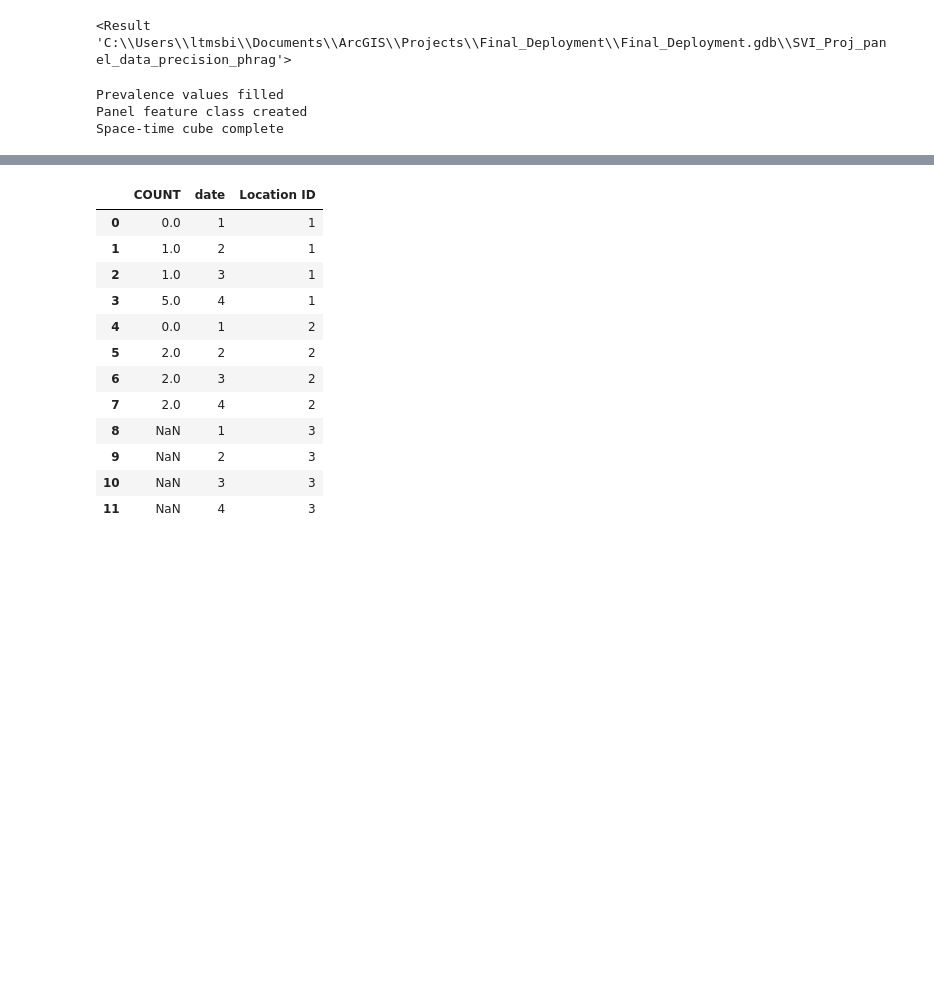
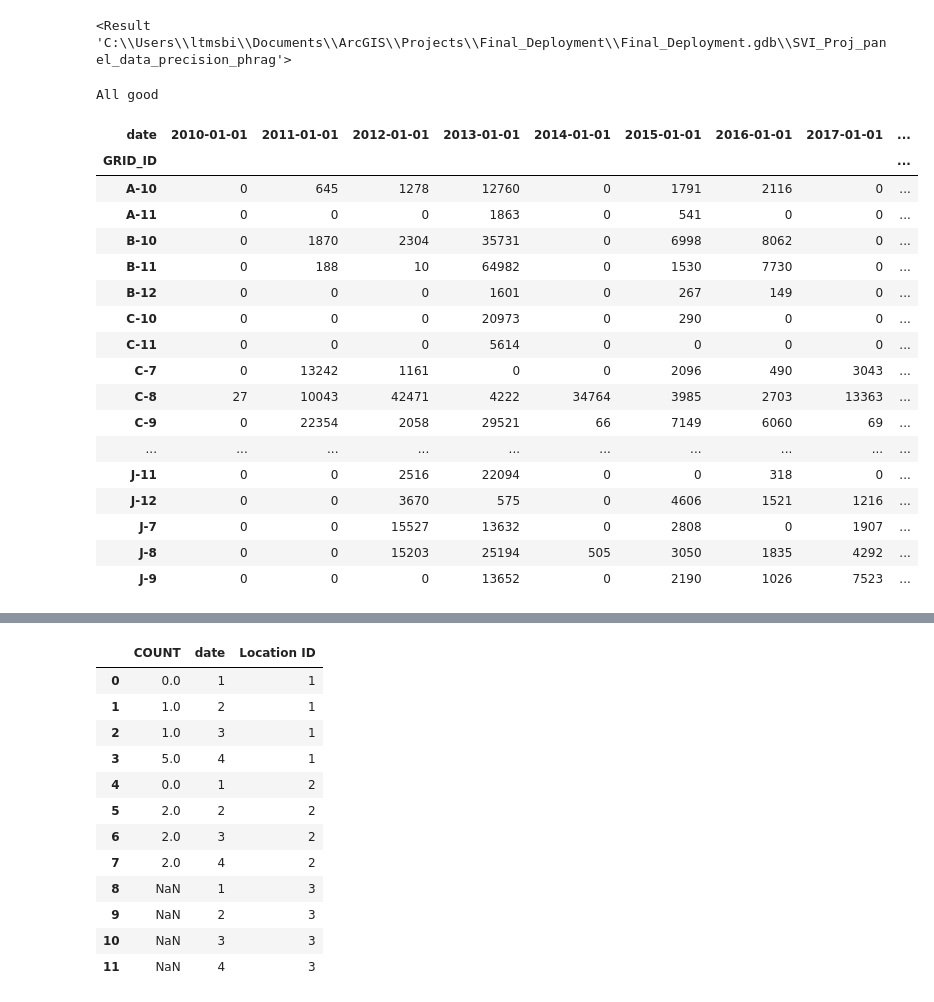
Before and after one commit to ltm4654/RIT-DEC_SVI_Project, a Jupyter notebook: panel_data_stc_creation.ipynb, the cells around one changed output, grey strips where cells are left out. Cells and saved outputs as stored; diff of their text form; code cells hidden in the pictures; blank space fills up the shorter version.

```diff
--- a/panel_data_stc_creation.ipynb
+++ b/panel_data_stc_creation.ipynb
@@ -111,6 +111,7 @@ panel_data_unfilled = "SVI_Proj_panel_data_"+threshold+"_"+species+"_unfilled"
 # Convert panel features to pandas sedf
 import pandas as pd
 from arcgis.features import GeoAccessor, GeoSeriesAccessor
+import numpy as np
 unfilled_sedf = pd.DataFrame.spatial.from_featureclass(panel_data_unfilled)
 # Sort by two columns to make sure the time step
 # ids are in order based on location id
@@ -137,22 +138,52 @@ def fill_values(df):
     return df
 filled_sedf = unfilled_sedf.groupby('GRID_ID').apply(fill_values)
 #filled_sedf.iloc[0:50,:]
-print("Prevalence values filled")
-# Convert back to feature class
-panel_data_filled = arcpy.env.workspace+r'\SVI_Proj_panel_data_'+threshold+"_"+species
-filled_sedf.spatial.to_featureclass(panel_data_filled)
-print("Panel feature class created")
-# Convert to netCDF that's ready for emerging hotspot analysis
-arcpy.stpm.CreateSpaceTimeCubeDefinedLocations(in_features=panel_data_filled,
-                                               output_cube='SVI_Proj_panel_cube_'+threshold+"_"+species,
-                                               location_id='target_fid',
-                                               temporal_aggregation='NO_TEMPORAL_AGGREGATION',
-                                               time_field='date',
-                                               time_step_interval='1 Years',
-                                               variables=[[species+'_prev','DROP_LOCATIONS']]
-                                              )
-print("Space-time cube complete and located in project folder")
+# print("Prevalence values filled")
+# # Convert back to feature class
+# panel_data_filled = arcpy.env.workspace+r'\SVI_Proj_panel_data_'+threshold+"_"+species
+# filled_sedf.spatial.to_featureclass(panel_data_filled)
+# print("Panel feature class created")
+# # Convert to netCDF that's ready for emerging hotspot analysis
+# arcpy.stpm.CreateSpaceTimeCubeDefinedLocations(in_features=panel_data_filled,
+#                                                output_cube='SVI_Proj_panel_cube_'+threshold+"_"+species,
+#                                                location_id='target_fid',
+#                                                temporal_aggregation='NO_TEMPORAL_AGGREGATION',
+#                                                time_field='date',
+#                                                time_step_interval='1 Years',
+#                                                variables=[[species+'_prev','DROP_LOCATIONS']]
+#                                               )
+# print("Space-time cube complete and located in project folder")
-# %% [output]
-Prevalence values filled
-Panel feature class created
-Space-time cube complete
+# %%
+a = [98,117,118,119,120,131,132,133,137,139,151,152,153,171,173,256,275,276]
+if len(a) == len(b):
+    print("All good")
+# %% [output]
+All good
+# %%
+# filled_sedf.head()
+hex_yearly = filled_sedf.pivot('GRID_ID','date','model_points')
+# # Select only the flagged hotspots
+# hotspot_ids = ["R-10","Q-9","R-9","S-9","T-9","K-8","L-8","M-8","Q-8","S-8","K-7","L-7","M-7","K-6","M-6","P-2","O-1","P-1"]
+# hex_yearly = hex_yearly.loc[hotspot_ids]
+# Return only rows containing nonzero values
+hex_yearly = hex_yearly.loc[(hex_yearly!=0).any(axis=1)]
+hex_yearly.iloc[0:50,:]
+# %% [output]
+| date | 2010-01-01 | 2011-01-01 | 2012-01-01 | 2013-01-01 | 2014-01-01 | 2015-01-01 | 2016-01-01 | 2017-01-01 | ... |
+| GRID_ID |  |  |  |  |  |  |  |  | ... |
+| A-10 | 0 | 645 | 1278 | 12760 | 0 | 1791 | 2116 | 0 | ... |
+| A-11 | 0 | 0 | 0 | 1863 | 0 | 541 | 0 | 0 | ... |
+| B-10 | 0 | 1870 | 2304 | 35731 | 0 | 6998 | 8062 | 0 | ... |
+| B-11 | 0 | 188 | 10 | 64982 | 0 | 1530 | 7730 | 0 | ... |
+| B-12 | 0 | 0 | 0 | 1601 | 0 | 267 | 149 | 0 | ... |
+| C-10 | 0 | 0 | 0 | 20973 | 0 | 290 | 0 | 0 | ... |
+| C-11 | 0 | 0 | 0 | 5614 | 0 | 0 | 0 | 0 | ... |
+| C-7 | 0 | 13242 | 1161 | 0 | 0 | 2096 | 490 | 3043 | ... |
+| C-8 | 27 | 10043 | 42471 | 4222 | 34764 | 3985 | 2703 | 13363 | ... |
+| C-9 | 0 | 22354 | 2058 | 29521 | 66 | 7149 | 6060 | 69 | ... |
+| ... | ... | ... | ... | ... | ... | ... | ... | ... | ... |
+| J-11 | 0 | 0 | 2516 | 22094 | 0 | 0 | 318 | 0 | ... |
+| J-12 | 0 | 0 | 3670 | 575 | 0 | 4606 | 1521 | 1216 | ... |
+| J-7 | 0 | 0 | 15527 | 13632 | 0 | 2808 | 0 | 1907 | ... |
+| J-8 | 0 | 0 | 15203 | 25194 | 505 | 3050 | 1835 | 4292 | ... |
+| J-9 | 0 | 0 | 0 | 13652 | 0 | 2190 | 1026 | 7523 | ... |
```
Also changed, not shown: parts of 3 cells of this notebook.
